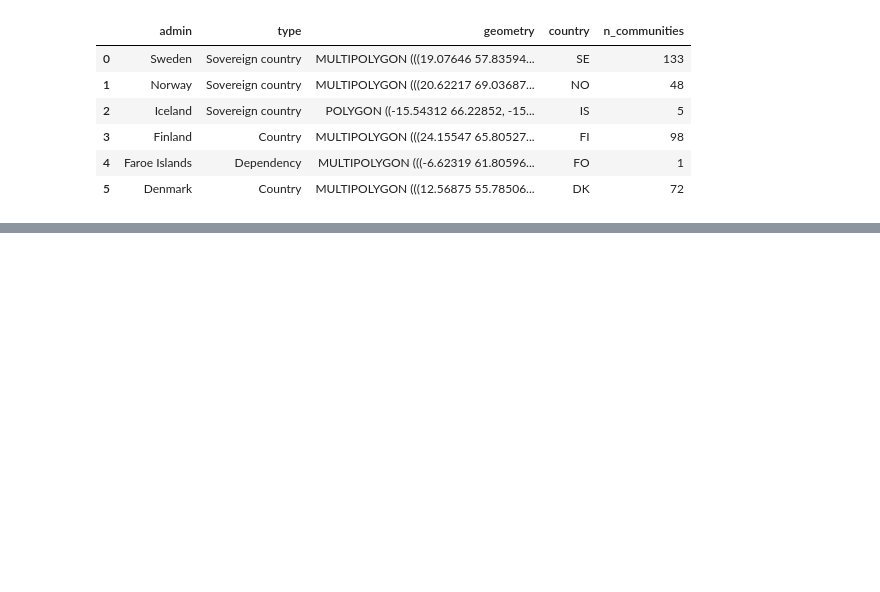
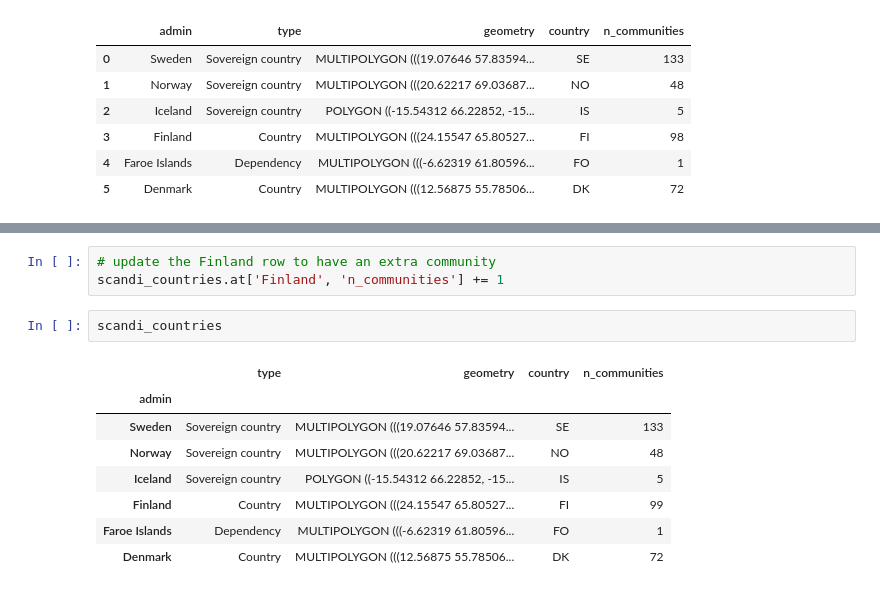
Before and after one commit to p-park6/eds220-week4, a Jupyter notebook: lesson-2-merging.ipynb, the cells around one changed output, grey strips where cells are left out. Cells and saved outputs as stored; diff of their text form; blank space fills up the shorter version.

```diff
--- a/lesson-2-merging.ipynb
+++ b/lesson-2-merging.ipynb
@@ -212,0 +247,14 @@ scandi_countries
+# %%
+# update the Finland row to have an extra community
+scandi_countries.at['Finland', 'n_communities'] += 1
+# %%
+scandi_countries
+# %% [output]
+|  | type | geometry | country | n_communities |
+| admin |  |  |  |  |
+| Sweden | Sovereign country | MULTIPOLYGON (((19.07646 57.83594... | SE | 133 |
+| Norway | Sovereign country | MULTIPOLYGON (((20.62217 69.03687... | NO | 48 |
+| Iceland | Sovereign country | POLYGON ((-15.54312 66.22852, -15... | IS | 5 |
+| Finland | Country | MULTIPOLYGON (((24.15547 65.80527... | FI | 99 |
+| Faroe Islands | Dependency | MULTIPOLYGON (((-6.62319 61.80596... | FO | 1 |
+| Denmark | Country | MULTIPOLYGON (((12.56875 55.78506... | DK | 72 |
```
Also changed, not shown: parts of 8 cells of this notebook.
